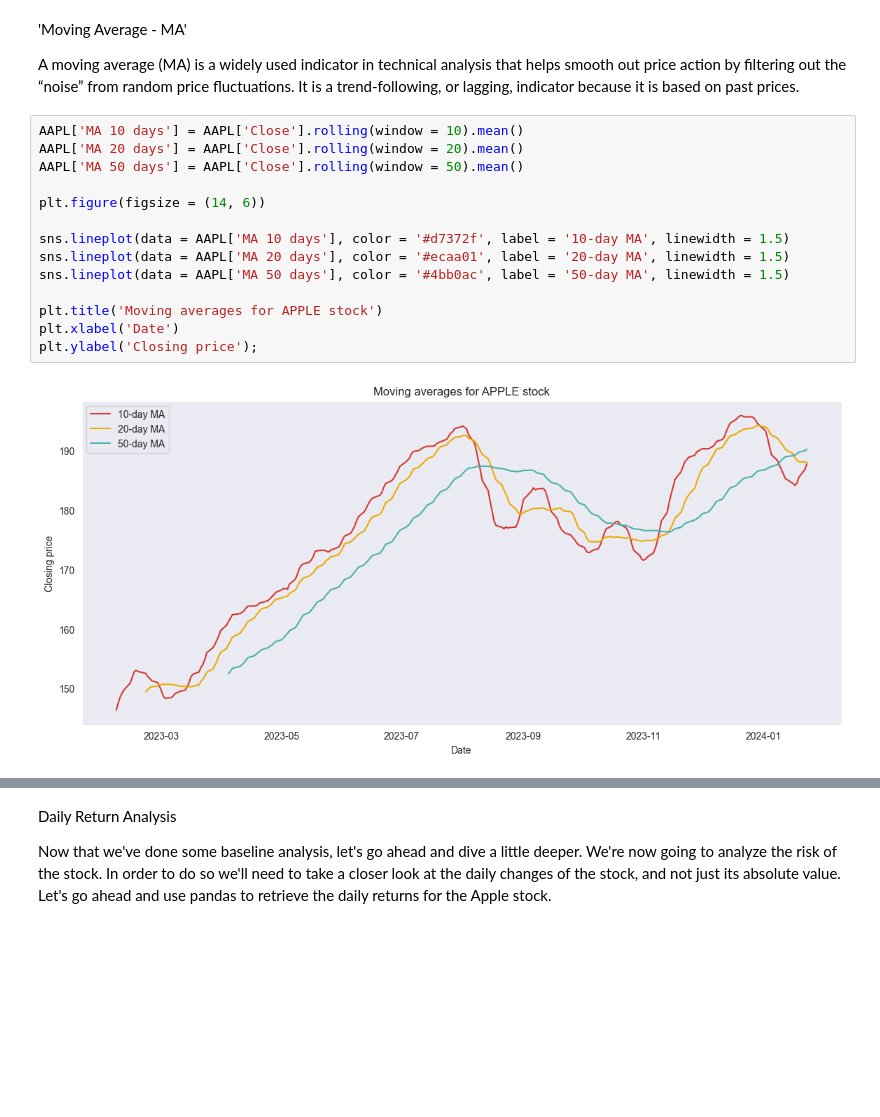
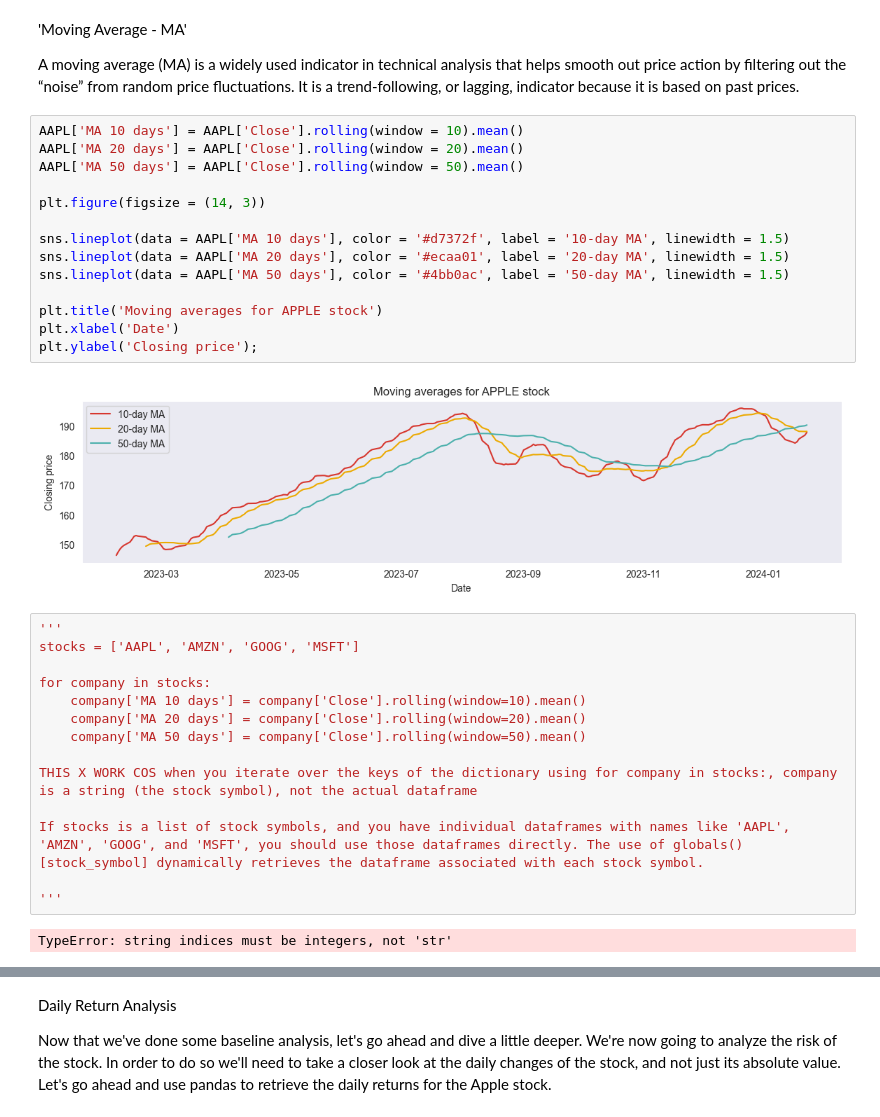
Before and after one commit to kellyle404/Risk_analysis_tech_stocks, a Jupyter notebook: finance.ipynb, the cells around one changed output, grey strips where cells are left out. Cells and saved outputs as stored; diff of their text form; blank space fills up the shorter version.

```diff
--- a/finance.ipynb
+++ b/finance.ipynb
@@ -106,17 +118,33 @@ A moving average (MA) is a widely used indicator in technical analysis that help
 # %%
 AAPL['MA 10 days'] = AAPL['Close'].rolling(window = 10).mean()
 AAPL['MA 20 days'] = AAPL['Close'].rolling(window = 20).mean()
 AAPL['MA 50 days'] = AAPL['Close'].rolling(window = 50).mean()
 
-plt.figure(figsize = (14, 6))
+plt.figure(figsize = (14, 3))
 
 sns.lineplot(data = AAPL['MA 10 days'], color = '#d7372f', label = '10-day MA', linewidth = 1.5)
 sns.lineplot(data = AAPL['MA 20 days'], color = '#ecaa01', label = '20-day MA', linewidth = 1.5)
 sns.lineplot(data = AAPL['MA 50 days'], color = '#4bb0ac', label = '50-day MA', linewidth = 1.5)
 
 plt.title('Moving averages for APPLE stock')
 plt.xlabel('Date')
 plt.ylabel('Closing price');
 # %% [output]
-[figure, old version]
+[figure, new version]
+# %%
+'''
+stocks = ['AAPL', 'AMZN', 'GOOG', 'MSFT']
+
+for company in stocks:
+    company['MA 10 days'] = company['Close'].rolling(window=10).mean()
+    company['MA 20 days'] = company['Close'].rolling(window=20).mean()
+    company['MA 50 days'] = company['Close'].rolling(window=50).mean()
+
+THIS X WORK COS when you iterate over the keys of the dictionary using for company in stocks:, company is a string (the stock symbol), not the actual dataframe
+
+If stocks is a list of stock symbols, and you have individual dataframes with names like 'AAPL', 'AMZN', 'GOOG', and 'MSFT', you should use those dataframes directly. The use of globals()[stock_symbol] dynamically retrieves the dataframe associated with each stock symbol.
+
+'''
+# %% [output]
+TypeError: string indices must be integers, not 'str'
 # %%
```
Also changed, not shown: parts of 34 cells of this notebook.
